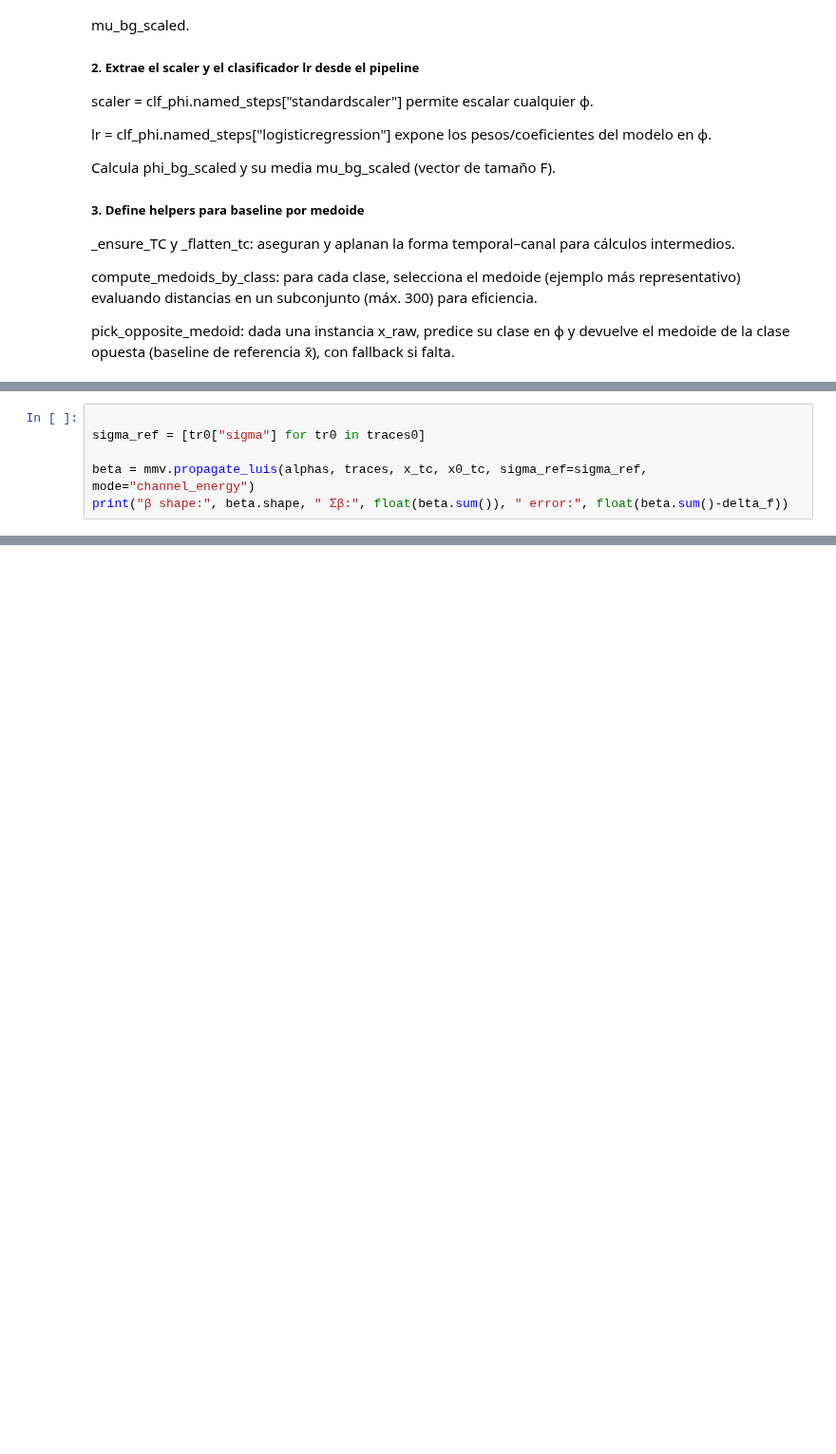
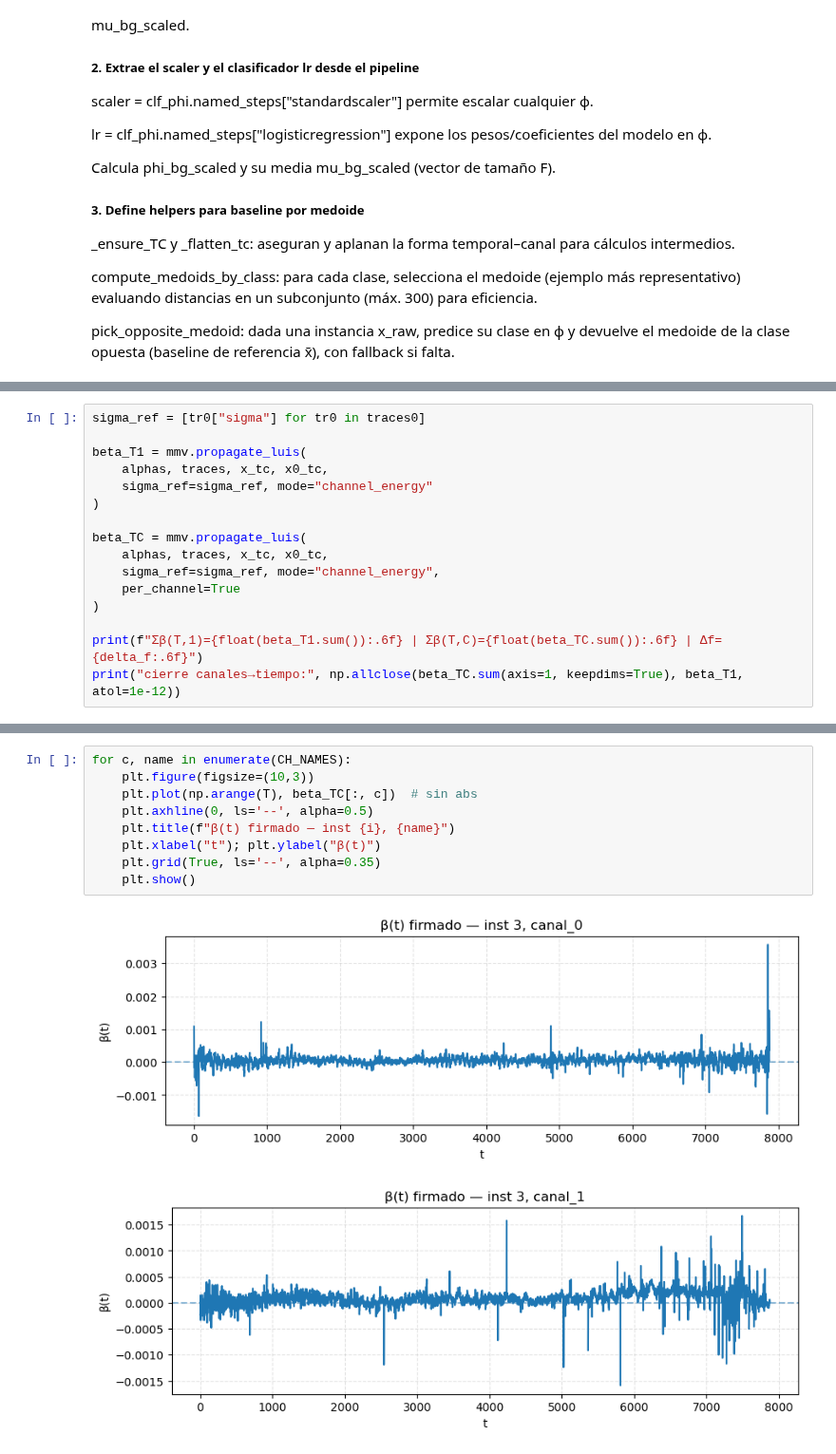
Before and after one commit to lgalarra/xai-for-minirocket, a Jupyter notebook: code/XAIMiniRocket.ipynb, the cells around one changed output, grey strips where cells are left out. Shown at 95% size. Cells and saved outputs as stored; diff of their text form; blank space fills up the shorter version.

```diff
--- a/code/XAIMiniRocket.ipynb
+++ b/code/XAIMiniRocket.ipynb
@@ -289,7 +434,17 @@ print("∑α:", float(np.sum(alphas)), " | Δf:", float(delta_f))
 # %%
-
 sigma_ref = [tr0["sigma"] for tr0 in traces0]
 
-beta = mmv.propagate_luis(alphas, traces, x_tc, x0_tc, sigma_ref=sigma_ref, mode="channel_energy")
-print("β shape:", beta.shape, " Σβ:", float(beta.sum()), " error:", float(beta.sum()-delta_f))
+beta_T1 = mmv.propagate_luis(
+    alphas, traces, x_tc, x0_tc,
+    sigma_ref=sigma_ref, mode="channel_energy"
+)
+
+beta_TC = mmv.propagate_luis(
+    alphas, traces, x_tc, x0_tc,
+    sigma_ref=sigma_ref, mode="channel_energy",
+    per_channel=True
+)
+
+print(f"Σβ(T,1)={float(beta_T1.sum()):.6f} | Σβ(T,C)={float(beta_TC.sum()):.6f} | Δf={delta_f:.6f}")
+print("cierre canales→tiempo:", np.allclose(beta_TC.sum(axis=1, keepdims=True), beta_T1, atol=1e-12))
 # %% [output]
@@ -615,0 +648,12 @@ Listo. Exportado en 'method1_outputs':
+# %%
+for c, name in enumerate(CH_NAMES):
+    plt.figure(figsize=(10,3))
+    plt.plot(np.arange(T), beta_TC[:, c])  # sin abs
+    plt.axhline(0, ls='--', alpha=0.5)
+    plt.title(f"β(t) firmado — inst {i}, {name}")
+    plt.xlabel("t"); plt.ylabel("β(t)")
+    plt.grid(True, ls='--', alpha=0.35)
+    plt.show()
+# %% [output]
+[figure, added]
+[figure, added]
```
Also changed, not shown: parts of 25 cells of this notebook.
